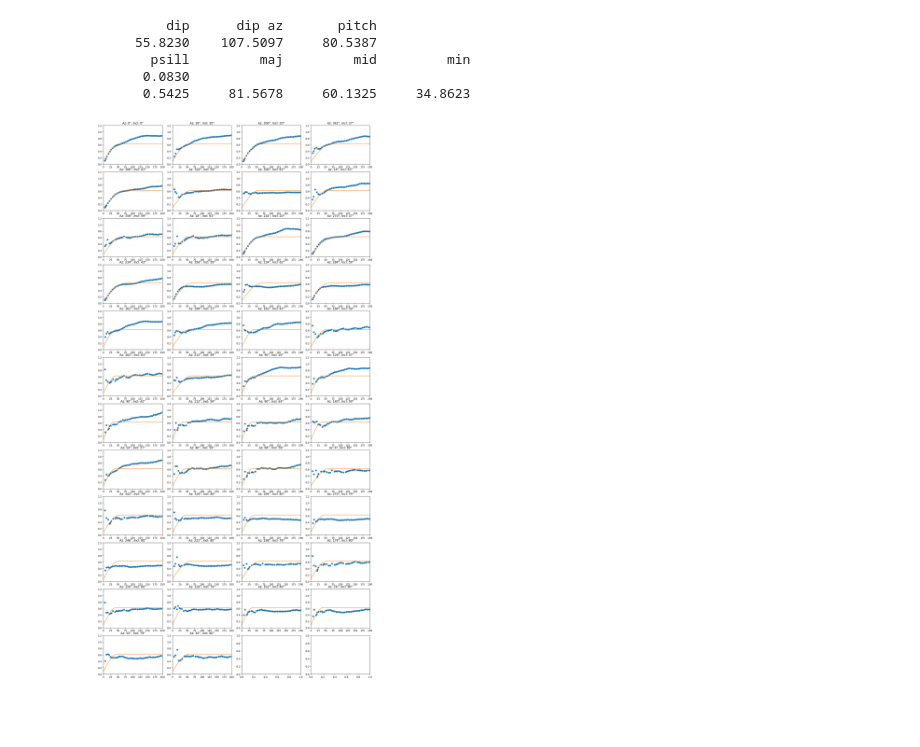
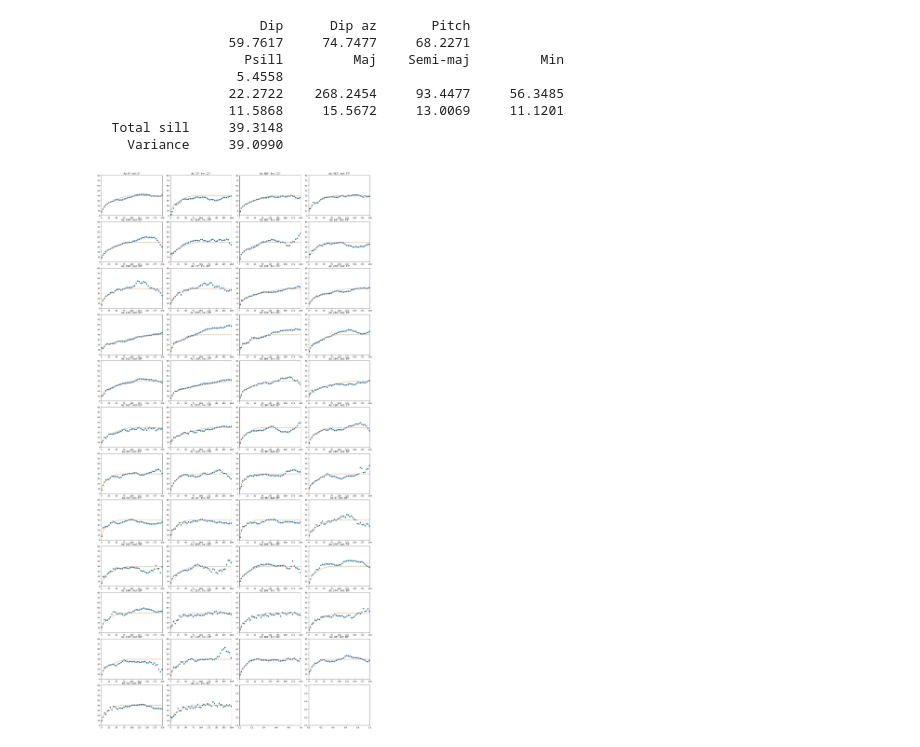
Before and after one commit to polatory/polatory, a Jupyter notebook: variogram.ipynb, the cells around one changed output. Saved outputs shown, nothing was run; the diff lists cells and outputs as text; code cells hidden in the pictures; blank space fills up the shorter version.

```diff
--- a/variogram.ipynb
+++ b/variogram.ipynb
@@ -15,8 +22,9 @@ def variog(m: p3.Model, diff: np.ndarray) -> float:
 # %%
-data = pd.read_csv("data/grade.csv")
+data = pd.read_csv("data/zn_pc.csv")
 points = data[["X", "Y", "Z"]].values
 hole_ids = data["Hole ID"].values
-values = data["Grade Values"].values
+values = data["zn_pc Values"].values
 hids = np.unique(hole_ids)
-hole_indices = np.array([np.where(hids == hid)[0] for hid in hole_ids])
+hole_indices = np.array([np.where(hids == hid)[0][0] for hid in hole_ids])
 set_ids = hole_indices % 2
+data.describe()
@@ -23,5 +41,4 @@ set_ids = hole_indices % 2
 # %%
-
 directions = np.array(
     [
         [0.0,0.0,1.0],
@@ -73,18 +90,21 @@ directions = np.array(
     ]
 )
 
-variogs = p3.VariogramCalculator(points, values, bin_interval=5.0, bin_tolerance=10.0, num_bins=200,
-                                 angle_tolerance=np.radians(30.0), directions=directions).variograms
+# values_detrended = p3.detrend(points, values, degree=2)
+variogs = p3.VariogramCalculator(points, values,
+                                 bin_interval=5.0, bin_tolerance=2.5, num_bins=200,
+                                 angle_tolerance=np.radians(10.6), directions=directions).variograms
 # %%
-cov1 = p3.CovSpherical([0.6, 75.0])
-covs = [cov1]
-m = p3.Model(covs, poly_degree=0)
-res = p3.cross_validation(m, points, values, set_ids, 1e-2)
-print("Residual before fitting:", np.linalg.norm(res))
+cov1 = p3.CovSpherical([20.0, 60.0])
+cov2 = p3.CovSpherical([20.0, 60.0])
+covs = [cov1, cov2]
+m = p3.Model(covs, poly_degree=-1)
+# res = p3.cross_validation(m, points, values, set_ids, 1e-2)
+# print("Residual before fitting:", np.linalg.norm(res))
 
 best_fit = None
 best_cost = float("inf")
-for _ in range(30):
+for _ in range(10):
     weight = p.WeightFunction(exp_num_pairs=1.0, exp_distance=-2.0)
     fit = p.VarioFitting(variogs, m, weight)
     if fit.final_cost < best_cost:
@@ -92,6 +112,6 @@ for _ in range(30):
         best_cost = fit.final_cost
 
 m = best_fit.model
-res = p3.cross_validation(m, points, values, set_ids, 1e-2)
-print("Residual after fitting:", np.linalg.norm(res))
+# res = p3.cross_validation(m, points, values, set_ids, 1e-2)
+# print("Residual after fitting:", np.linalg.norm(res))
 # %% [output]
@@ -129,49 +142,57 @@ if dip_az < 0.0:
     dip_az += 360.0
 elif dip_az > 360.0:
     dip_az -= 360.0
-print("         dip      dip az       pitch")
-print(f"  {dip:10.4f}  {dip_az:10.4f}  {pitch:10.4f}")
+print("                     Dip      Dip az       Pitch")
+print(f"              {dip:10.4f}  {dip_az:10.4f}  {pitch:10.4f}")
 
-print("       psill         maj         mid         min")
+total_sill = m.nugget
+for rbf in m.rbfs:
+    total_sill += rbf.parameters[0]
+
+print("                   Psill         Maj    Semi-maj         Min")
 nug = best_fit.parameters[0]
-print(f"  {nug:10.4f}")
+print(f"              {nug:10.4f}")
 for i in range(len(covs)):
     psill = best_fit.parameters[1 + 2 * i]
     r = best_fit.parameters[1 + 2 * i + 1]
     maj = r / best_fit.scale(i)[0]
     mid = r / best_fit.scale(i)[1]
     min = r / best_fit.scale(i)[2]
-    print(f"  {psill:10.4f}  {maj:10.4f}  {mid:10.4f}  {min:10.4f}")
+    print(f"              {psill:10.4f}  {maj:10.4f}  {mid:10.4f}  {min:10.4f}")
+print(f"  Total sill  {total_sill:10.4f}")
+print(f"    Variance  {np.var(values):10.4f}")
 # %% [output]
-         dip      dip az       pitch
-     55.8230    107.5097     80.5387
-       psill         maj         mid         min
-      0.0830
-      0.5425     81.5678     60.1325     34.8623
+                     Dip      Dip az       Pitch
+                 59.7617     74.7477     68.2271
+                   Psill         Maj    Semi-maj         Min
+                  5.4558
+                 22.2722    268.2454     93.4477     56.3485
+                 11.5868     15.5672     13.0069     11.1201
+  Total sill     39.3148
+    Variance     39.0990
 # %%
-
-fig, ax = plt.subplots(nrows=12, ncols=4, figsize=(16, 32))
+fig, ax = plt.subplots(nrows=12, ncols=4, figsize=(20, 40))
 fig.tight_layout()
 for i in range(12):
     for j in range(4):
         if 4 * i + j >= len(variogs):
             break
         v = variogs[4 * i + j]
         dir = v.direction
         az = np.degrees(np.arctan2(dir[0], dir[1]))
         if az < 0.0:
             az += 360.0
         incl = np.degrees(np.arccos(dir[2]))
         xs = np.linspace(0.0, 1000.0, 1000)
         ys = np.array([variog(m, x * dir) for x in xs])
-        ax[i, j].plot(v.bin_distance, v.bin_gamma, "o")
+        ax[i, j].plot(np.linalg.norm(v.bin_lag, axis=1), v.bin_gamma, "o")
         ax[i, j].plot(xs, ys, "-")
         ax[i, j].set_title(f"Az: {az:.0f}°, Incl: {incl:.0f}°")
         ax[i, j].set_xlim(0.0, 200.0)
-        ax[i, j].set_ylim(0.0, 1.2)
+        ax[i, j].set_ylim(0.0, 80)
         ax[i, j].margins(0.0)
 # %% [output]
-[figure, old version]
+[figure, new version]
 # %%
 inter = p3.Interpolant(m)
 inter.fit(points, values, absolute_tolerance=1e-3)
```
Also changed, not shown: parts of 5 cells of this notebook, 5 other files.
